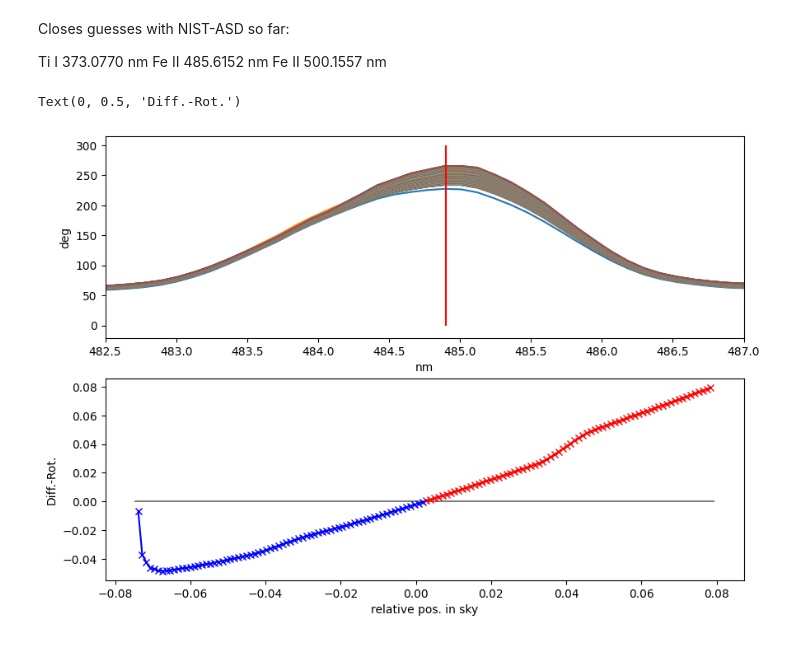
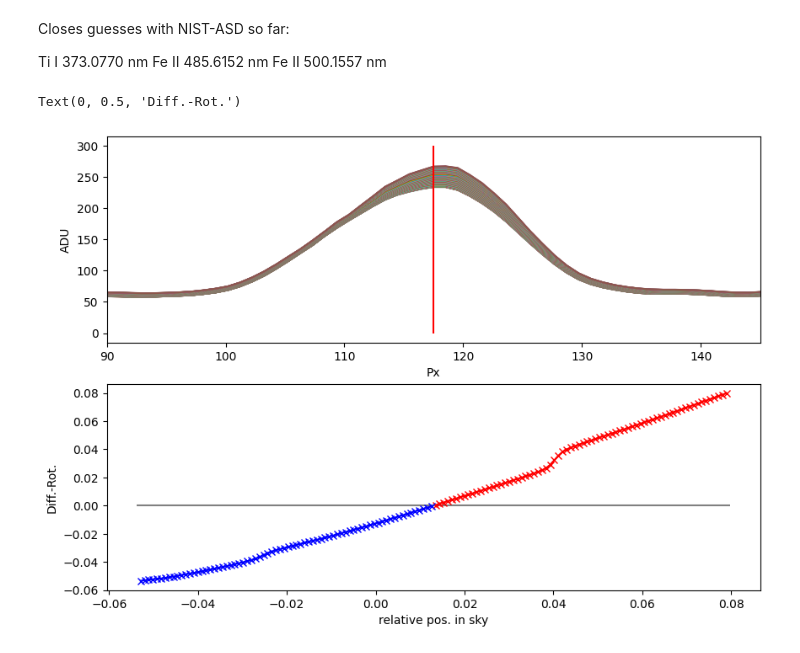
Before and after one commit to B0whunt3r21/AstroPrak, a Jupyter notebook: Galax_Spect/Galax_Spect.ipynb, the cells around one changed output. Saved outputs shown, nothing was run; the diff lists cells and outputs as text; code cells hidden in the pictures.

Commit message:
Anpassung, Rot.-Curve Algoythm

```diff
--- a/Galax_Spect/Galax_Spect.ipynb
+++ b/Galax_Spect/Galax_Spect.ipynb
@@ -378,6 +378,10 @@ Fe II 	500.1557 nm
 # %%
 #Rot.-Curve (Samplinmg of 10 seems okay)
 sliceSize = 10
+
+xMin = 90
+xMax = 145
+xAx = np.linspace(xMin, xMax, xMax-xMin)
 
 fig, ax = plt.subplots(2, 1, figsize=(10, 7))
 
@@ -387,41 +391,41 @@ maxes = []
 
 #Plotting Slices
 for i in range(res):
-    slit = np.divide(np.nanmean(LSS[i:i+sliceSize, :], axis=0), 1000)
-    ax[0].plot(x_NM_LSS, slit)
+    slit = np.divide(LSS[i+sliceSize, xMin:xMax], 1000)
+    ax[0].plot(xAx, slit)
     maxes.append(slit.max())
 
 avg = np.median(maxes)
 
 #Plt 1
-ax[0].vlines(line1, 0, 300, linestyles='-', colors='r')
-ax[0].set_xlim(482.5, 487)
-ax[0].set_xlabel('nm')
-ax[0].set_ylabel('deg')
+ax[0].vlines((xMin+xMax)/2, 0, 300, linestyles='-', colors='r')
+ax[0].set_xlim(xMin, xMax)
+ax[0].set_xlabel('Px')
+ax[0].set_ylabel('ADU')
 
 
 #Abs to diff rotation
 diffRot = np.empty_like(maxes)
 for v in range(len(maxes)-1):
     diffRot[v] = maxes[v]-avg
 diffRot = np.divide(diffRot, avg)
 
 maxX = np.max(diffRot)
 minX = np.min(diffRot)
 avgX = np.average(diffRot)
 
 
 x = np.linspace(minX, maxX, len(diffRot))
 
 r = np.ma.masked_where(diffRot < 0, diffRot)
 b = np.ma.masked_where(diffRot > 0, diffRot)
 
 #Plt 2 (Cutting of the first and last cause of one sided shootovers from sum)
 ax[1].hlines(0, minX, maxX, color='gray')
 ax[1].plot(x[1:-1], r[1:-1], c='r', marker='x')
 ax[1].plot(x[1:-1], b[1:-1], c='b', marker='x')
 ax[1].set_xlabel('relative pos. in sky')
 ax[1].set_ylabel('Diff.-Rot.')
 # %% [output]
 Text(0, 0.5, 'Diff.-Rot.')
-[figure, old version]
+[figure, new version]
```
Also changed, not shown: parts of 1 cell of this notebook.
